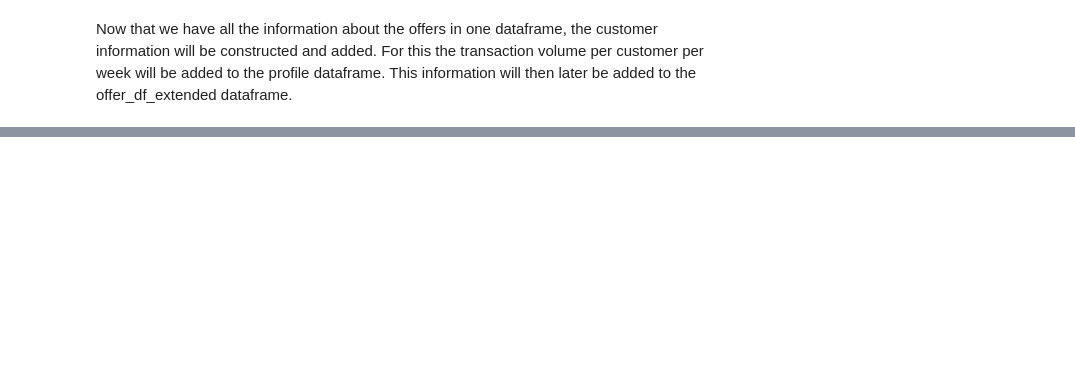
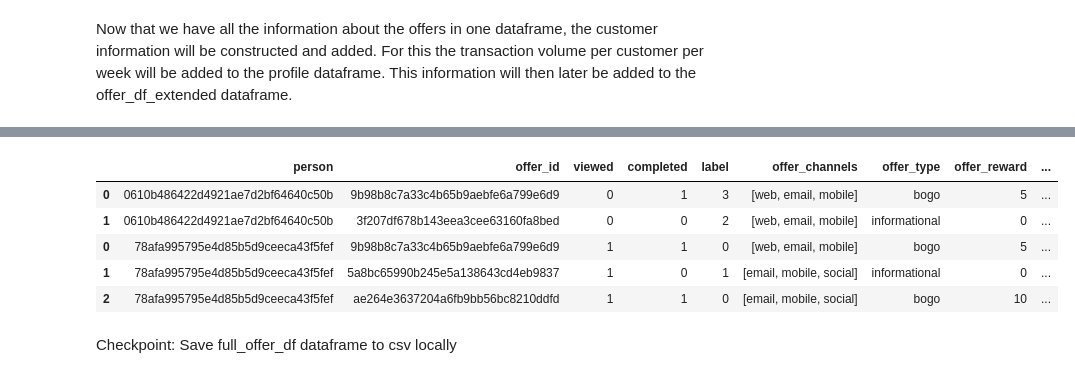
Before and after one commit to LucasAB11/Udacity_Capstone_Starbucks_App, a Jupyter notebook: Starbucks_Capstone_notebook.ipynb, the cells around one changed output, grey strips where cells are left out. Cells and saved outputs as stored; diff of their text form; code cells hidden in the pictures; blank space fills up the shorter version.

Commit message:
Commit- Dataset for Model complete

```diff
--- a/Starbucks_Capstone_notebook.ipynb
+++ b/Starbucks_Capstone_notebook.ipynb
@@ -545,0 +551,3 @@ Now that we have all the information about the offers in one dataframe, the cust
+# %%
+# Create the new profile_extended_df dataframe with the get_customer_spending method
+profile_extended_df = get_customer_spending(clean_profile, clean_transcript)
@@ -545,0 +556,33 @@ Now that we have all the information about the offers in one dataframe, the cust
+# %%
+# define function to add the personal information based on the id of a customer
+def add_cust_info(row, profile_extended_df, column):
+    return profile_extended_df.loc[profile_extended_df['id'] == row['person']][column].squeeze()
+
+# add the relevant columns to the offer_df dataset in a new dataframe offer_df_extended
+full_offer_df = offer_df_extended.copy()
+# add gender
+full_offer_df['cust_gender'] = full_offer_df.apply(lambda row: add_cust_info(row, profile_extended_df, 'gender'), axis=1)
+# add age
+full_offer_df['cust_age'] = full_offer_df.apply(lambda row: add_cust_info(row, profile_extended_df, 'age'), axis=1)
+#add income
+full_offer_df['cust_income'] = full_offer_df.apply(lambda row: add_cust_info(row, profile_extended_df, 'income'), axis=1)
+#spend_wk_1
+full_offer_df['cust_spend_wk_1'] = full_offer_df.apply(lambda row: add_cust_info(row, profile_extended_df, 'spend_wk_1'), axis=1)
+#spend_wk_2
+full_offer_df['cust_spend_wk_2'] = full_offer_df.apply(lambda row: add_cust_info(row, profile_extended_df, 'spend_wk_2'), axis=1)
+#spend_wk_3
+full_offer_df['cust_spend_wk_3'] = full_offer_df.apply(lambda row: add_cust_info(row, profile_extended_df, 'spend_wk_3'), axis=1)
+#spend_wk_4
+full_offer_df['cust_spend_wk_4'] = full_offer_df.apply(lambda row: add_cust_info(row, profile_extended_df, 'spend_wk_4'), axis=1)
+
+#show first 5 rows of complete dataset
+full_offer_df.head()
+# %% [output]
+|  | person | offer_id | viewed | completed | label | offer_channels | offer_type | offer_reward | ... |
+| 0 | 0610b486422d4921ae7d2bf64640c50b | 9b98b8c7a33c4b65b9aebfe6a799e6d9 | 0 | 1 | 3 | [web, email, mobile] | bogo | 5 | ... |
+| 1 | 0610b486422d4921ae7d2bf64640c50b | 3f207df678b143eea3cee63160fa8bed | 0 | 0 | 2 | [web, email, mobile] | informational | 0 | ... |
+| 0 | 78afa995795e4d85b5d9ceeca43f5fef | 9b98b8c7a33c4b65b9aebfe6a799e6d9 | 1 | 1 | 0 | [web, email, mobile] | bogo | 5 | ... |
+| 1 | 78afa995795e4d85b5d9ceeca43f5fef | 5a8bc65990b245e5a138643cd4eb9837 | 1 | 0 | 1 | [email, mobile, social] | informational | 0 | ... |
+| 2 | 78afa995795e4d85b5d9ceeca43f5fef | ae264e3637204a6fb9bb56bc8210ddfd | 1 | 1 | 0 | [email, mobile, social] | bogo | 10 | ... |
+# %% [markdown]
+Checkpoint: Save full_offer_df dataframe to csv locally
```
Also changed, not shown: parts of 21 cells of this notebook, 1 other file.
